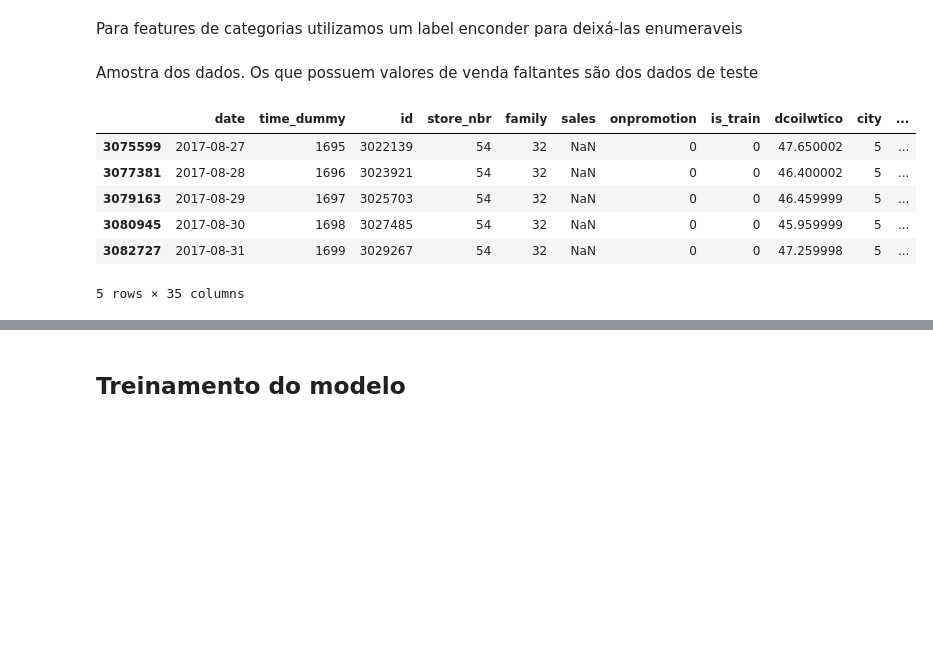
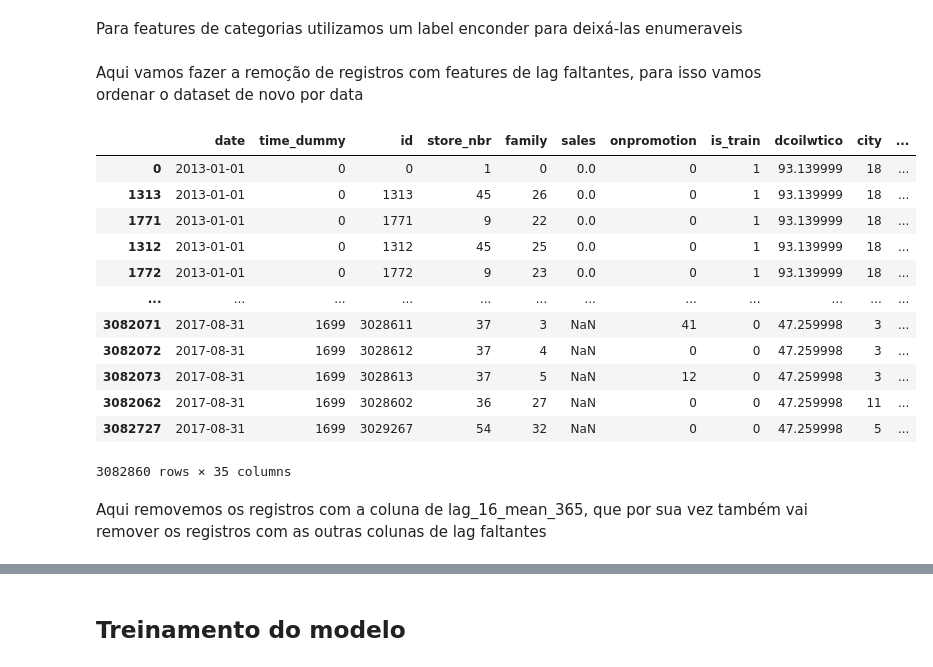
Before and after one commit to CArrudajoaopedro/Store_Sales_Kaggle, a Jupyter notebook: main.ipynb, the cells around one changed output, grey strips where cells are left out. Cells and saved outputs as stored; diff of their text form; code cells hidden in the pictures; blank space fills up the shorter version.

```diff
--- a/main.ipynb
+++ b/main.ipynb
@@ -213,16 +209,23 @@ category_features = ['family', 'city', 'state', 'holiday_type', 'store_type', 'l
 le = LabelEncoder()
 for feature in category_features:
     full_data[feature] = le.fit_transform(full_data[feature])
-# %% [markdown]
-Amostra dos dados.
-Os que possuem valores de venda faltantes são dos dados de teste
-# %%
-full_data.tail()
-# %% [output]
-|  | date | time_dummy | id | store_nbr | family | sales | onpromotion | is_train | dcoilwtico | city | ... |
-| 3075599 | 2017-08-27 | 1695 | 3022139 | 54 | 32 | NaN | 0 | 0 | 47.650002 | 5 | ... |
-| 3077381 | 2017-08-28 | 1696 | 3023921 | 54 | 32 | NaN | 0 | 0 | 46.400002 | 5 | ... |
-| 3079163 | 2017-08-29 | 1697 | 3025703 | 54 | 32 | NaN | 0 | 0 | 46.459999 | 5 | ... |
-| 3080945 | 2017-08-30 | 1698 | 3027485 | 54 | 32 | NaN | 0 | 0 | 45.959999 | 5 | ... |
-| 3082727 | 2017-08-31 | 1699 | 3029267 | 54 | 32 | NaN | 0 | 0 | 47.259998 | 5 | ... |
-5 rows × 35 columns
+# %% [markdown]
+Aqui vamos fazer a remoção de registros com features de lag faltantes, para isso vamos ordenar o dataset de novo por data
+# %%
+full_data.sort_values(['date'])
+# %% [output]
+|  | date | time_dummy | id | store_nbr | family | sales | onpromotion | is_train | dcoilwtico | city | ... |
+| 0 | 2013-01-01 | 0 | 0 | 1 | 0 | 0.0 | 0 | 1 | 93.139999 | 18 | ... |
+| 1313 | 2013-01-01 | 0 | 1313 | 45 | 26 | 0.0 | 0 | 1 | 93.139999 | 18 | ... |
+| 1771 | 2013-01-01 | 0 | 1771 | 9 | 22 | 0.0 | 0 | 1 | 93.139999 | 18 | ... |
+| 1312 | 2013-01-01 | 0 | 1312 | 45 | 25 | 0.0 | 0 | 1 | 93.139999 | 18 | ... |
+| 1772 | 2013-01-01 | 0 | 1772 | 9 | 23 | 0.0 | 0 | 1 | 93.139999 | 18 | ... |
+| ... | ... | ... | ... | ... | ... | ... | ... | ... | ... | ... | ... |
+| 3082071 | 2017-08-31 | 1699 | 3028611 | 37 | 3 | NaN | 41 | 0 | 47.259998 | 3 | ... |
+| 3082072 | 2017-08-31 | 1699 | 3028612 | 37 | 4 | NaN | 0 | 0 | 47.259998 | 3 | ... |
+| 3082073 | 2017-08-31 | 1699 | 3028613 | 37 | 5 | NaN | 12 | 0 | 47.259998 | 3 | ... |
+| 3082062 | 2017-08-31 | 1699 | 3028602 | 36 | 27 | NaN | 0 | 0 | 47.259998 | 11 | ... |
+| 3082727 | 2017-08-31 | 1699 | 3029267 | 54 | 32 | NaN | 0 | 0 | 47.259998 | 5 | ... |
+3082860 rows × 35 columns
+# %% [markdown]
+Aqui removemos os registros com a coluna de lag_16_mean_365, que por sua vez também vai remover os registros com as outras colunas de lag faltantes
```
Also changed, not shown: parts of 9 cells of this notebook, 3 other files.
